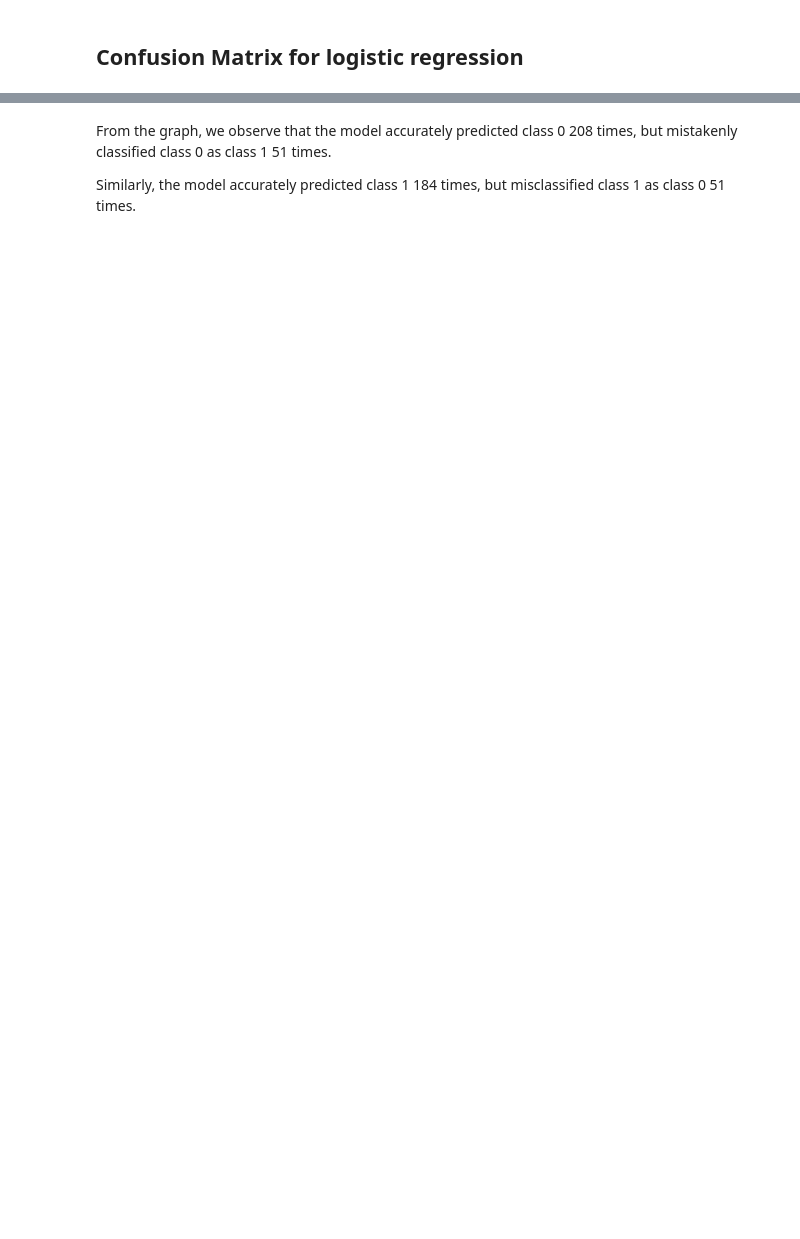
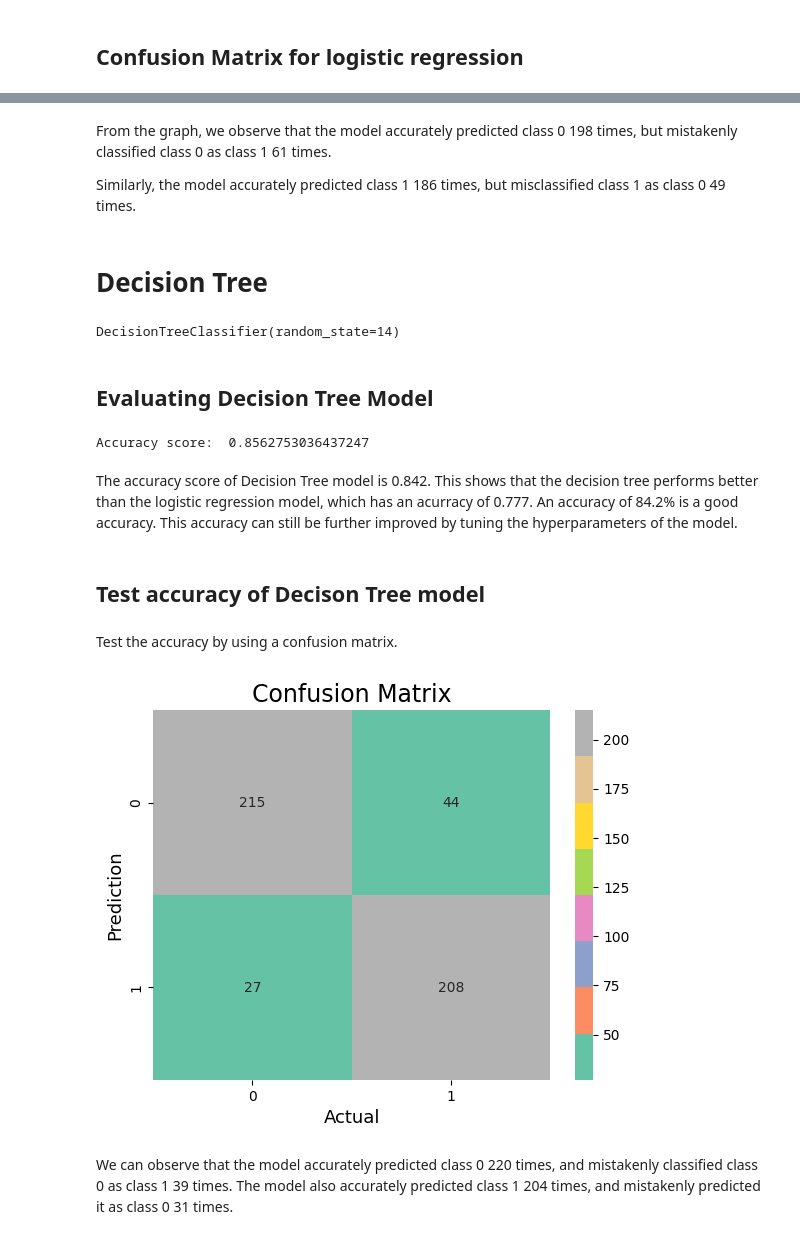
Before and after one commit to DataScience-Project-New-Group-4/Employee-Churn, a Jupyter notebook: Employee_churn.ipynb, the cells around one changed output, grey strips where cells are left out. Cells and saved outputs as stored; diff of their text form; code cells hidden in the pictures; blank space fills up the shorter version.

```diff
--- a/Employee_churn.ipynb
+++ b/Employee_churn.ipynb
@@ -888,4 +931,6 @@ plt.show()
 # %% [markdown]
-From the graph, we observe that the model accurately predicted class 0 208 times, but mistakenly classified class 0 as class 1 51 times.
+From the graph, we observe that the model accurately predicted class 0 198 times, but mistakenly classified class 0 as class 1 61 times.
 
-Similarly, the model accurately predicted class 1 184 times, but misclassified class 1 as class 0 51 times.
+Similarly, the model accurately predicted class 1 186 times, but misclassified class 1 as class 0 49 times.
+# %% [markdown]
+# **Decision Tree**
@@ -891,0 +940,34 @@ Similarly, the model accurately predicted class 1 184 times, but misclassified c
+# %%
+tree = DecisionTreeClassifier(random_state = 14)
+# %%
+tree.fit(X_train, y_train)
+# %% [output]
+DecisionTreeClassifier(random_state=14)
+# %%
+y_pred = tree.predict(X_test)
+# %% [markdown]
+## **Evaluating Decision Tree Model**
+# %%
+# Check the accuracy of the decision tree model
+print('Accuracy score: ', accuracy_score(y_test, y_pred))
+# %% [output]
+Accuracy score:  0.8562753036437247
+# %% [markdown]
+The accuracy score of Decision Tree model is 0.842. This shows that the decision tree performs better than the logistic regression model, which has an acurracy of 0.777. An accuracy of 84.2% is a good accuracy. This accuracy can still be further improved by tuning the hyperparameters of the model.
+# %% [markdown]
+## **Test accuracy of Decison Tree model**
+# %% [markdown]
+Test the accuracy by using a confusion matrix.
+# %%
+# Viewing the confusion matrix
+cm = confusion_matrix(y_test, y_pred)
+sns.heatmap(cm, cmap="Set2", annot=True, fmt='g', xticklabels=tree.classes_, yticklabels=tree.classes_)
+
+plt.ylabel('Prediction', fontsize=13)
+plt.xlabel('Actual', fontsize=13)
+plt.title('Confusion Matrix', fontsize=17)
+plt.show()
+# %% [output]
+[figure, added]
+# %% [markdown]
+We can observe that the model accurately predicted class 0 220 times, and mistakenly classified class 0 as class 1 39 times. The model also accurately predicted class 1 204 times, and mistakenly predicted it as class 0 31 times.
```
Also changed, not shown: parts of 93 cells of this notebook.
